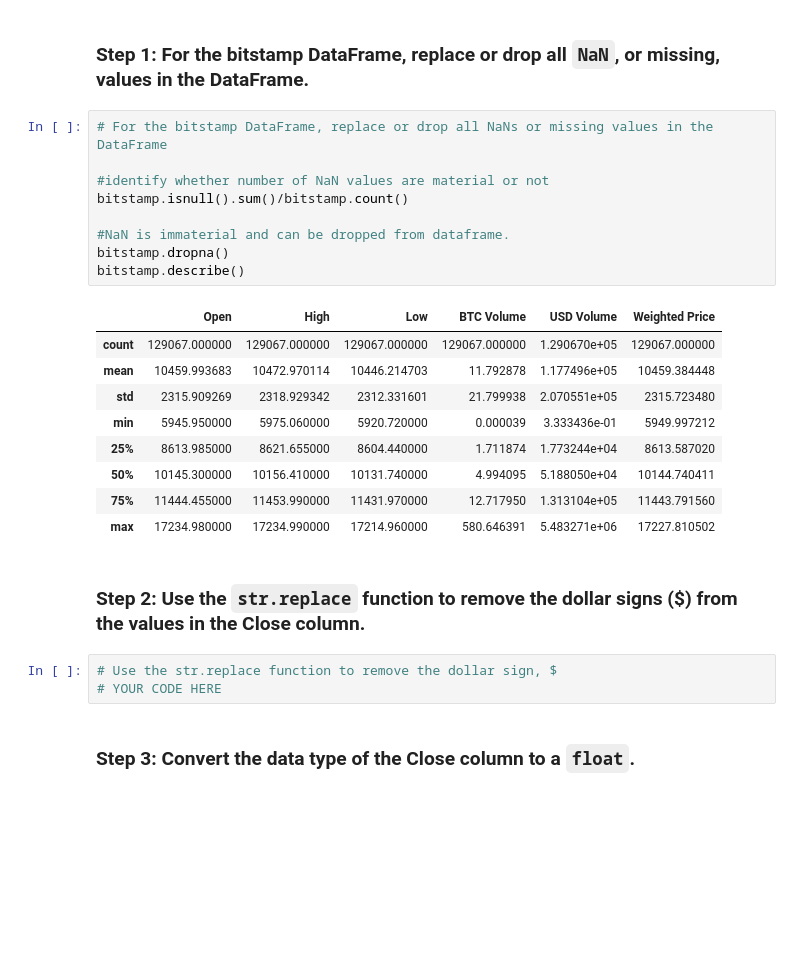
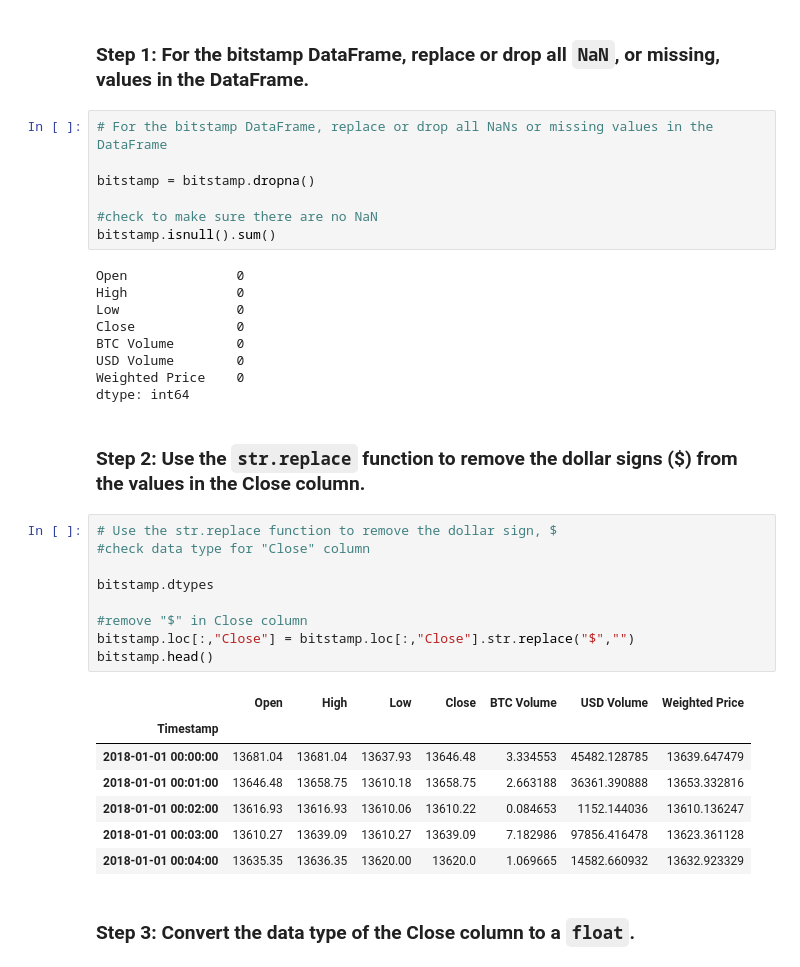
Before and after one commit to naomynaomy/module3challenge, a Jupyter notebook: Starter_Code/crypto_arbitrage.ipynb, the cells around one changed output. Drawn from its saved outputs; the diff is of its cells as text; blank space fills up the shorter version.

```diff
--- a/Starter_Code/crypto_arbitrage.ipynb
+++ b/Starter_Code/crypto_arbitrage.ipynb
@@ -102,27 +102,38 @@ To prepare and clean your data for analysis, complete the following steps:
 # %%
 # For the bitstamp DataFrame, replace or drop all NaNs or missing values in the DataFrame
 
-#identify whether number of NaN values are material or not
-bitstamp.isnull().sum()/bitstamp.count()
+bitstamp = bitstamp.dropna()
 
-#NaN is immaterial and can be dropped from dataframe.
-bitstamp.dropna()
-bitstamp.describe()
+#check to make sure there are no NaN
+bitstamp.isnull().sum()
 # %% [output]
-|  | Open | High | Low | BTC Volume | USD Volume | Weighted Price |
-| count | 129067.000000 | 129067.000000 | 129067.000000 | 129067.000000 | 1.290670e+05 | 129067.000000 |
-| mean | 10459.993683 | 10472.970114 | 10446.214703 | 11.792878 | 1.177496e+05 | 10459.384448 |
-| std | 2315.909269 | 2318.929342 | 2312.331601 | 21.799938 | 2.070551e+05 | 2315.723480 |
-| min | 5945.950000 | 5975.060000 | 5920.720000 | 0.000039 | 3.333436e-01 | 5949.997212 |
-| 25% | 8613.985000 | 8621.655000 | 8604.440000 | 1.711874 | 1.773244e+04 | 8613.587020 |
-| 50% | 10145.300000 | 10156.410000 | 10131.740000 | 4.994095 | 5.188050e+04 | 10144.740411 |
-| 75% | 11444.455000 | 11453.990000 | 11431.970000 | 12.717950 | 1.313104e+05 | 11443.791560 |
-| max | 17234.980000 | 17234.990000 | 17214.960000 | 580.646391 | 5.483271e+06 | 17227.810502 |
+Open              0
+High              0
+Low               0
+Close             0
+BTC Volume        0
+USD Volume        0
+Weighted Price    0
+dtype: int64
 # %% [markdown]
 ### Step 2: Use the `str.replace` function to remove the dollar signs ($) from the values in the Close column.
 # %%
 # Use the str.replace function to remove the dollar sign, $
-# YOUR CODE HERE
+#check data type for "Close" column
+
+bitstamp.dtypes
+
+#remove "$" in Close column
+bitstamp.loc[:,"Close"] = bitstamp.loc[:,"Close"].str.replace("$","")
+bitstamp.head()
+# %% [output]
+|  | Open | High | Low | Close | BTC Volume | USD Volume | Weighted Price |
+| Timestamp |  |  |  |  |  |  |  |
+| 2018-01-01 00:00:00 | 13681.04 | 13681.04 | 13637.93 | 13646.48 | 3.334553 | 45482.128785 | 13639.647479 |
+| 2018-01-01 00:01:00 | 13646.48 | 13658.75 | 13610.18 | 13658.75 | 2.663188 | 36361.390888 | 13653.332816 |
+| 2018-01-01 00:02:00 | 13616.93 | 13616.93 | 13610.06 | 13610.22 | 0.084653 | 1152.144036 | 13610.136247 |
+| 2018-01-01 00:03:00 | 13610.27 | 13639.09 | 13610.27 | 13639.09 | 7.182986 | 97856.416478 | 13623.361128 |
+| 2018-01-01 00:04:00 | 13635.35 | 13636.35 | 13620.00 | 13620.0 | 1.069665 | 14582.660932 | 13632.923329 |
 # %% [markdown]
 ### Step 3: Convert the data type of the Close column to a `float`.
 # %%
```
Also changed, not shown: parts of 6 cells of this notebook.
